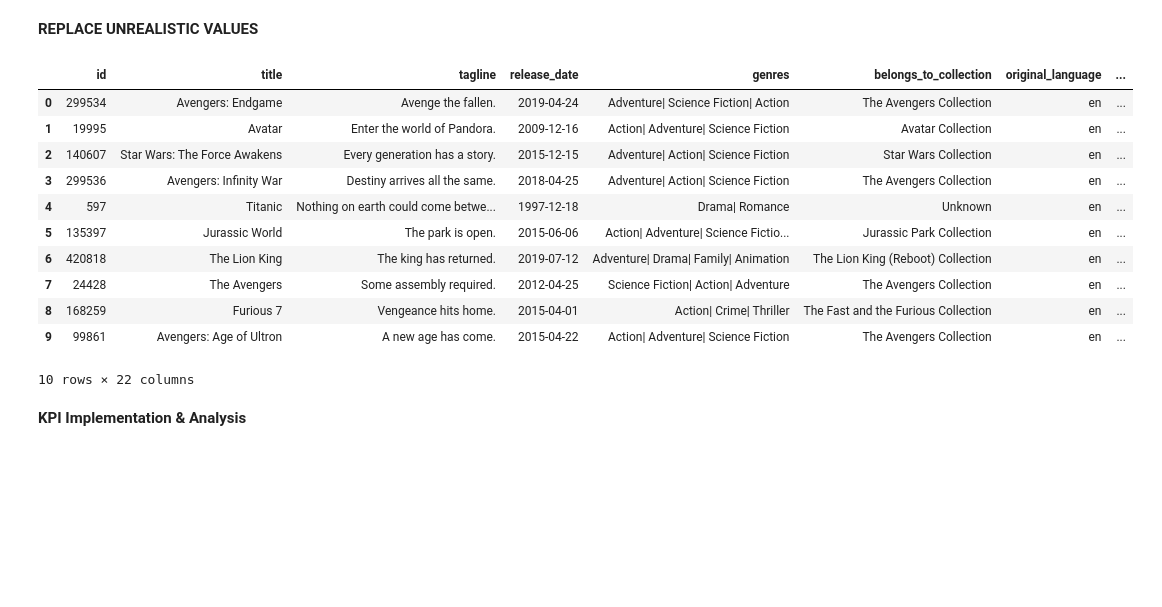
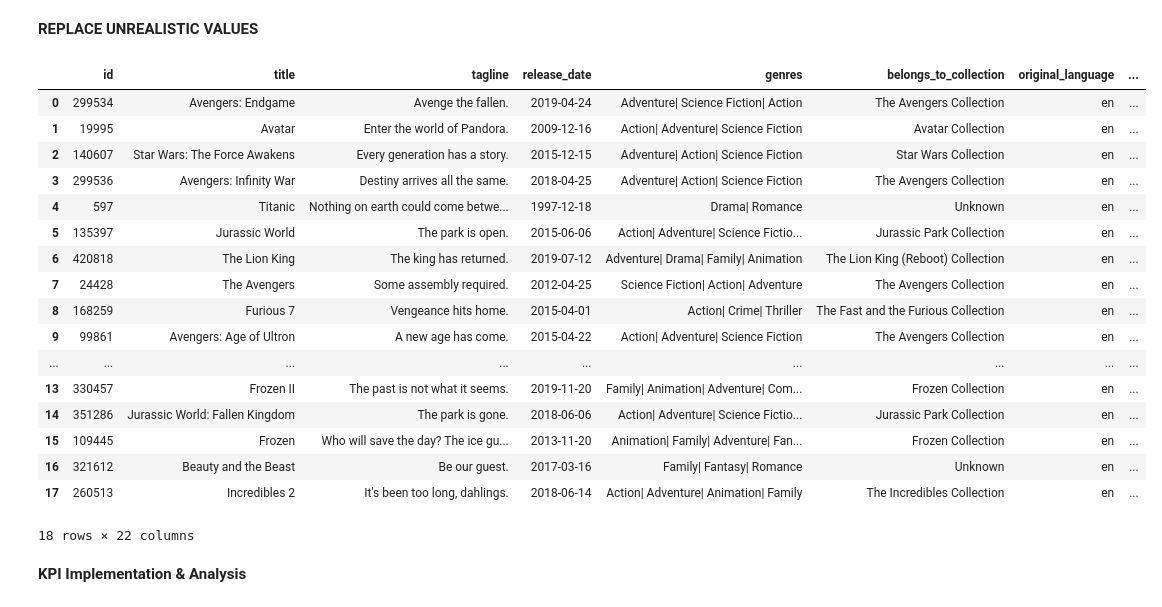
Before and after one commit to GiramataC/TMDB_Analysis, a Jupyter notebook: TMDB.ipynb, the cells around one changed output. Cells and saved outputs as stored; diff of their text form; code cells hidden in the pictures; blank space fills up the shorter version.

```diff
--- a/TMDB.ipynb
+++ b/TMDB.ipynb
@@ -240,20 +247,26 @@ final_columns = [
 df = df[final_columns]
 df = df.reset_index(drop=True)
 # %%
-df.head(10)
+df.head(18)
 # %% [output]
 |  | id | title | tagline | release_date | genres | belongs_to_collection | original_language | ... |
 | 0 | 299534 | Avengers: Endgame | Avenge the fallen. | 2019-04-24 | Adventure| Science Fiction| Action | The Avengers Collection | en | ... |
 | 1 | 19995 | Avatar | Enter the world of Pandora. | 2009-12-16 | Action| Adventure| Science Fiction | Avatar Collection | en | ... |
 | 2 | 140607 | Star Wars: The Force Awakens | Every generation has a story. | 2015-12-15 | Adventure| Action| Science Fiction | Star Wars Collection | en | ... |
 | 3 | 299536 | Avengers: Infinity War | Destiny arrives all the same. | 2018-04-25 | Adventure| Action| Science Fiction | The Avengers Collection | en | ... |
 | 4 | 597 | Titanic | Nothing on earth could come betwe... | 1997-12-18 | Drama| Romance | Unknown | en | ... |
 | 5 | 135397 | Jurassic World | The park is open. | 2015-06-06 | Action| Adventure| Science Fictio... | Jurassic Park Collection | en | ... |
 | 6 | 420818 | The Lion King | The king has returned. | 2019-07-12 | Adventure| Drama| Family| Animation | The Lion King (Reboot) Collection | en | ... |
 | 7 | 24428 | The Avengers | Some assembly required. | 2012-04-25 | Science Fiction| Action| Adventure | The Avengers Collection | en | ... |
 | 8 | 168259 | Furious 7 | Vengeance hits home. | 2015-04-01 | Action| Crime| Thriller | The Fast and the Furious Collection | en | ... |
 | 9 | 99861 | Avengers: Age of Ultron | A new age has come. | 2015-04-22 | Action| Adventure| Science Fiction | The Avengers Collection | en | ... |
+| ... | ... | ... | ... | ... | ... | ... | ... | ... |
+| 13 | 330457 | Frozen II | The past is not what it seems. | 2019-11-20 | Family| Animation| Adventure| Com... | Frozen Collection | en | ... |
+| 14 | 351286 | Jurassic World: Fallen Kingdom | The park is gone. | 2018-06-06 | Action| Adventure| Science Fictio... | Jurassic Park Collection | en | ... |
+| 15 | 109445 | Frozen | Who will save the day? The ice gu... | 2013-11-20 | Animation| Family| Adventure| Fan... | Frozen Collection | en | ... |
+| 16 | 321612 | Beauty and the Beast | Be our guest. | 2017-03-16 | Family| Fantasy| Romance | Unknown | en | ... |
+| 17 | 260513 | Incredibles 2 | It's been too long, dahlings. | 2018-06-14 | Action| Adventure| Animation| Family | The Incredibles Collection | en | ... |
-10 rows × 22 columns
+18 rows × 22 columns
 # %% [markdown]
 **KPI Implementation & Analysis**
 # %%
```
Also changed, not shown: parts of 30 cells of this notebook.
